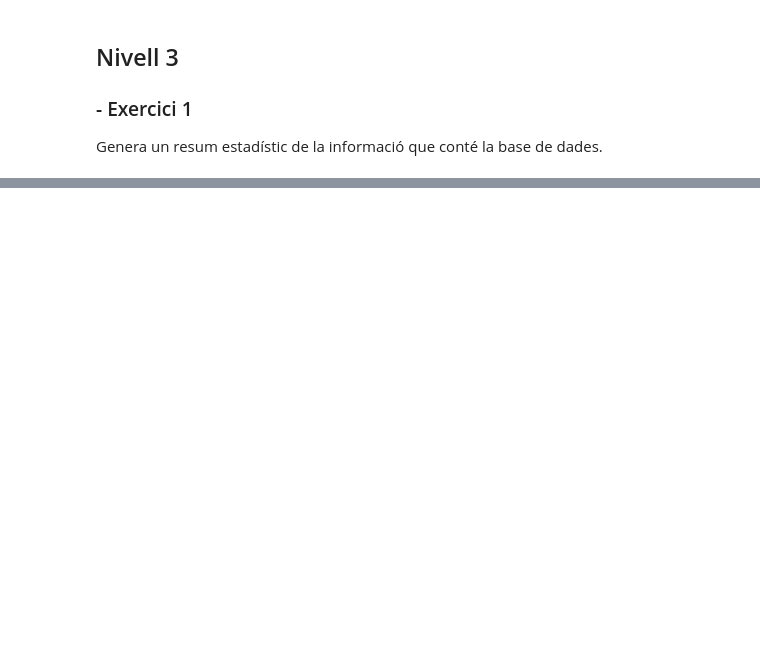
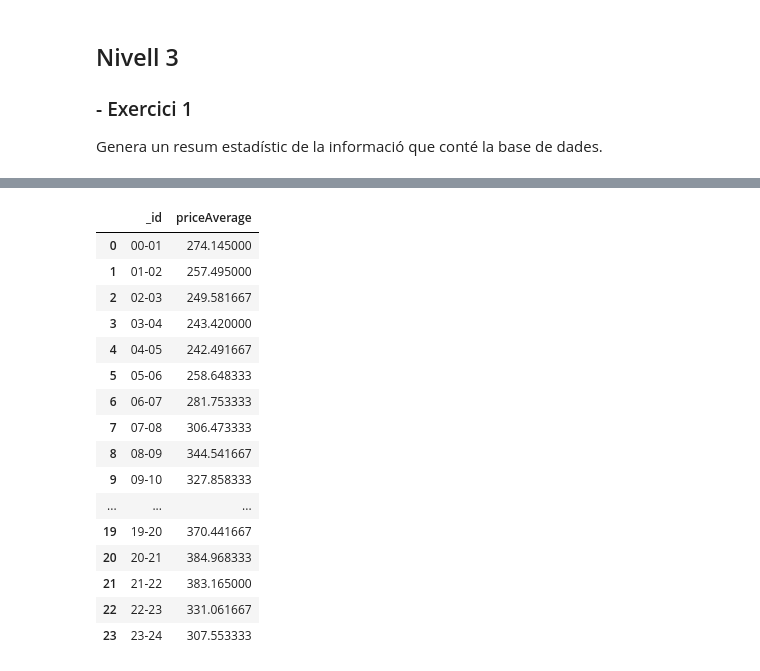
Before and after one commit to mmarcrr/Bases-de-dades-NoSQL, a Jupyter notebook: S14T01.ipynb, the cells around one changed output, grey strips where cells are left out. Saved outputs shown, nothing was run; the diff lists cells and outputs as text; code cells hidden in the pictures; blank space fills up the shorter version.

```diff
--- a/S14T01.ipynb
+++ b/S14T01.ipynb
@@ -100,0 +231,31 @@ Genera un resum estadístic de la informació que conté la base de dades.
+# %%
+df_avg = pd.DataFrame(list(db.llum.aggregate(
+    [
+        {
+            "$group": { "_id":"$hour", "priceAverage":{"$avg":"$price"}}
+
+        },
+        {
+            "$sort": { "_id": 1 }
+        }
+    ]
+)))
+df_avg
+# %% [output]
+|  | _id | priceAverage |
+| 0 | 00-01 | 274.145000 |
+| 1 | 01-02 | 257.495000 |
+| 2 | 02-03 | 249.581667 |
+| 3 | 03-04 | 243.420000 |
+| 4 | 04-05 | 242.491667 |
+| 5 | 05-06 | 258.648333 |
+| 6 | 06-07 | 281.753333 |
+| 7 | 07-08 | 306.473333 |
+| 8 | 08-09 | 344.541667 |
+| 9 | 09-10 | 327.858333 |
+| ... | ... | ... |
+| 19 | 19-20 | 370.441667 |
+| 20 | 20-21 | 384.968333 |
+| 21 | 21-22 | 383.165000 |
+| 22 | 22-23 | 331.061667 |
+| 23 | 23-24 | 307.553333 |
```
Also changed, not shown: parts of 18 cells of this notebook.
